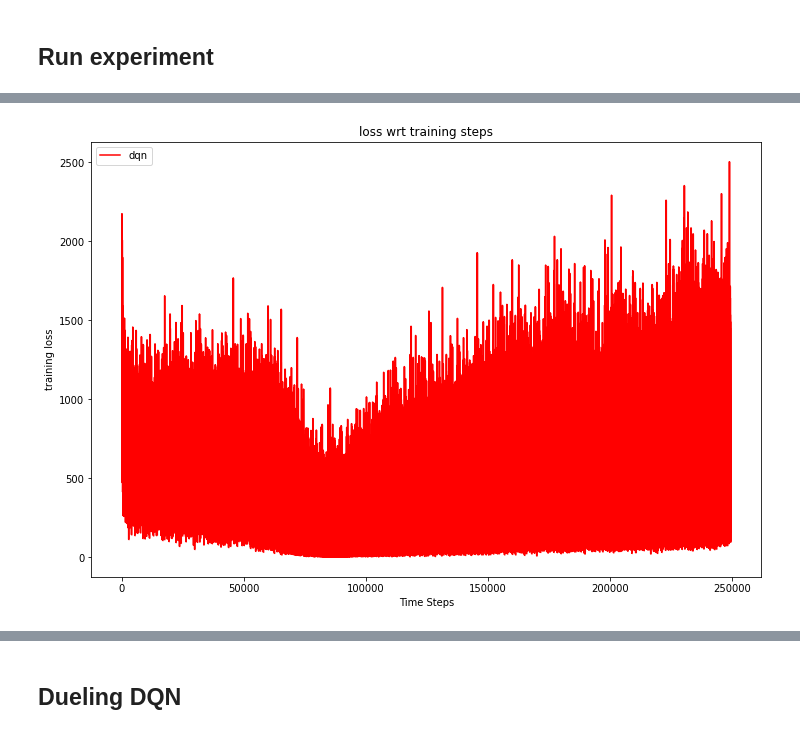
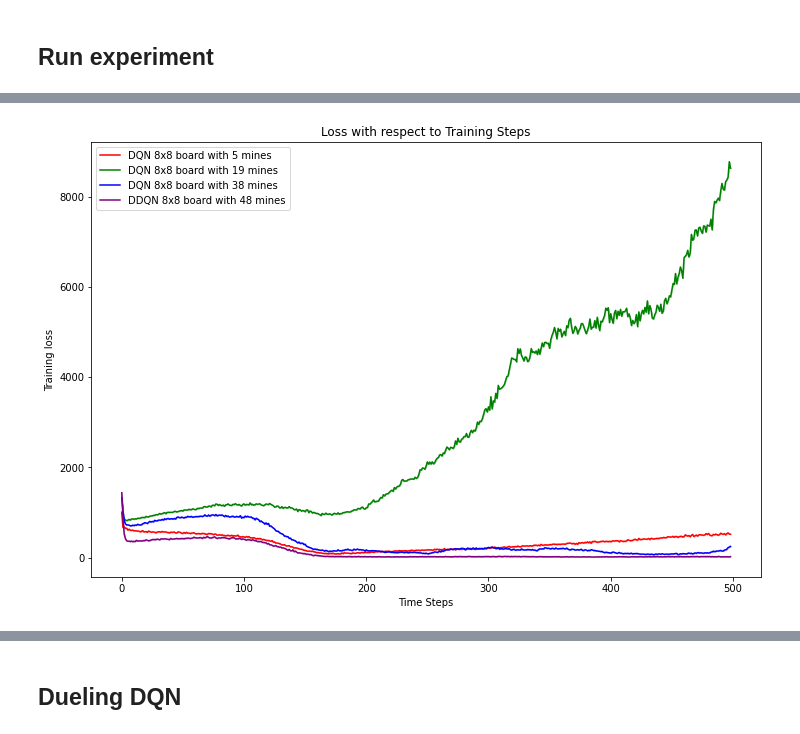
Before and after one commit to aislinblack/reinforcement-learning-final, a Jupyter notebook: minesweeper.ipynb, the cells around one changed output, grey strips where cells are left out. Drawn from its saved outputs; the diff is of its cells as text; code cells hidden in the pictures.

```diff
--- a/minesweeper.ipynb
+++ b/minesweeper.ipynb
@@ -740,7 +796,19 @@ plot_curves([np.array([averaged_2000_returns])], ['dqn'], ['r'], 'discounted ret
-# %%
-plot_curves([np.array([train_loss])], ['dqn'], ['r'], 'training loss', 'loss wrt training steps')
-# %% [output]
-[figure, removed]
+# %%
+sparse_averaged_loss= averaged_returns(sparse_train_loss, 500)
+low_averaged_loss = averaged_returns(low_density_train_loss, 500)
+medium_averaged_loss = averaged_returns(medium_density_train_loss, 500)
+high_averaged_loss = averaged_returns(high_density_train_loss, 500)
+
+
+plot_curves(
+    [np.array([sparse_averaged_loss]),
+    np.array([low_averaged_loss]),
+    np.array([medium_averaged_loss]),
+    np.array([high_averaged_loss])],
+    ['DQN 8x8 board with 5 mines', 'DQN 8x8 board with 19 mines', 'DQN 8x8 board with 38 mines', 'DDQN 8x8 board with 48 mines'],
+    ['r', 'g', 'b', 'purple'], 'Training loss', 'Loss with respect to Training Steps')
+# %% [output]
+[figure, added]
 # %%
 ## Play 1000 games, calculate win rate
 
```
Also changed, not shown: parts of 14 cells of this notebook.
